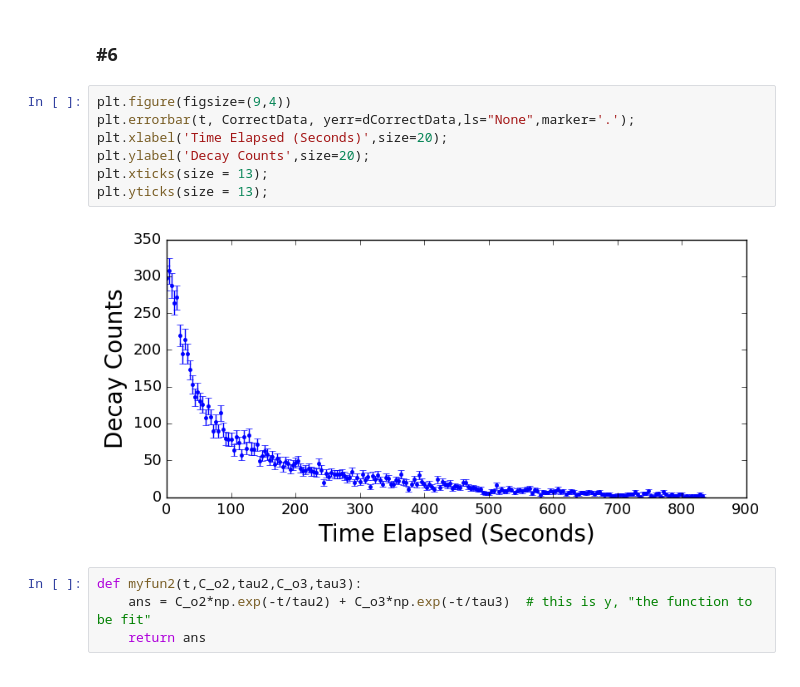
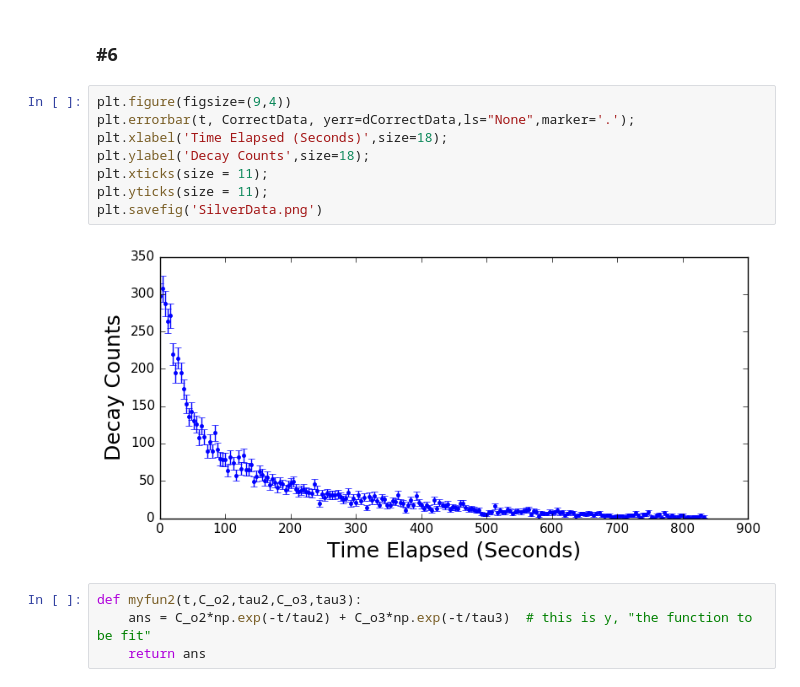
Before and after one commit to B-Rich/QLab, a Jupyter notebook: Lab8/RadioactiveDecay.ipynb, the cells around one changed output. Drawn from its saved outputs; the diff is of its cells as text.

```diff
--- a/Lab8/RadioactiveDecay.ipynb
+++ b/Lab8/RadioactiveDecay.ipynb
@@ -382,12 +411,13 @@ From wiki, the half life of Silver-108 is 2.37 minutes and From wiki, the half l
 # %%
 plt.figure(figsize=(9,4))
 plt.errorbar(t, CorrectData, yerr=dCorrectData,ls="None",marker='.');
-plt.xlabel('Time Elapsed (Seconds)',size=20);
-plt.ylabel('Decay Counts',size=20);
-plt.xticks(size = 13);
-plt.yticks(size = 13);
+plt.xlabel('Time Elapsed (Seconds)',size=18);
+plt.ylabel('Decay Counts',size=18);
+plt.xticks(size = 11);
+plt.yticks(size = 11);
+plt.savefig('SilverData.png')
 # %% [output]
-[figure, old version]
+[figure, new version]
 # %%
 def myfun2(t,C_o2,tau2,C_o3,tau3):
     ans = C_o2*np.exp(-t/tau2) + C_o3*np.exp(-t/tau3)  # this is y, "the function to be fit"
```
Also changed, not shown: parts of 24 cells of this notebook, 27 other files.
